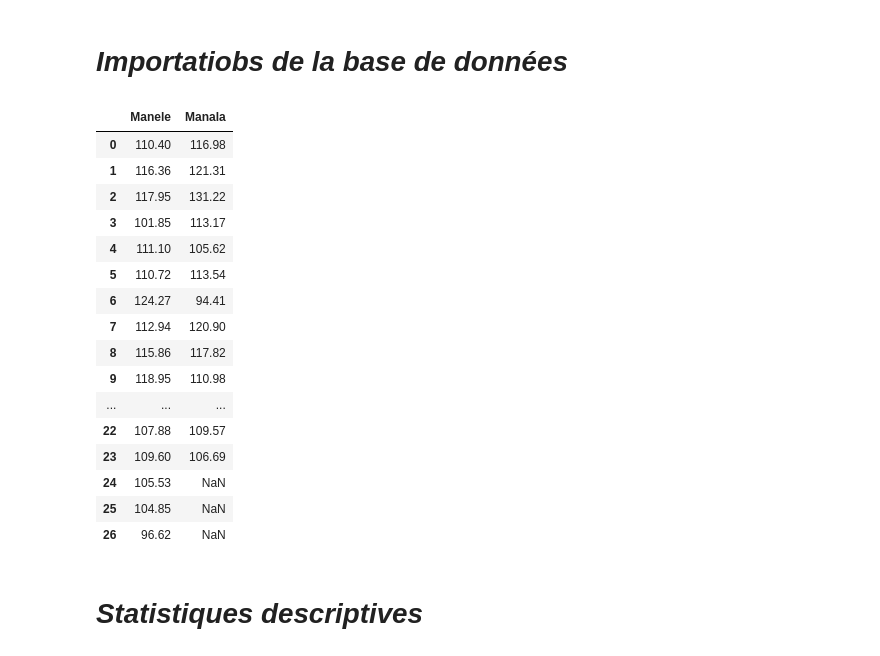
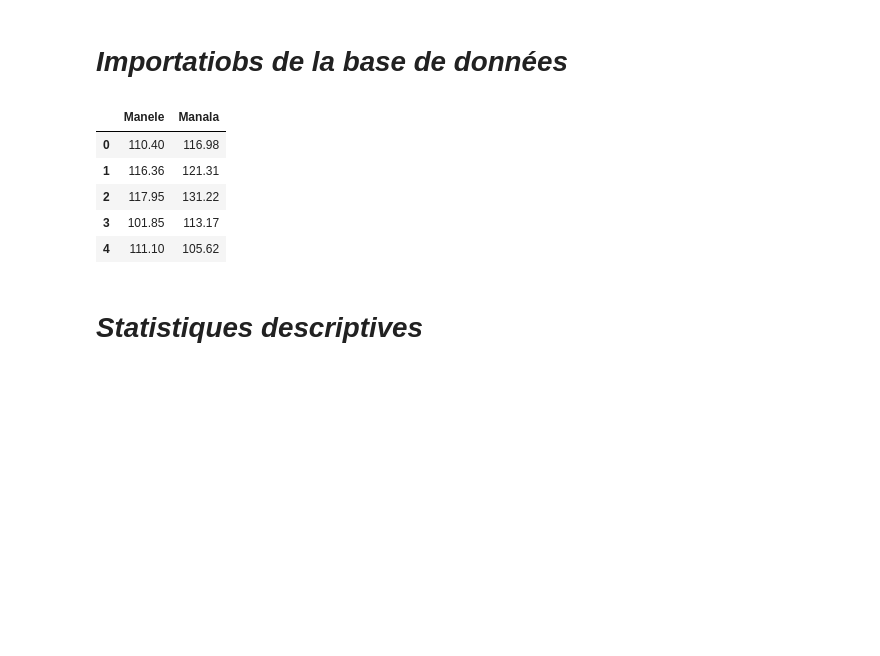
Before and after one commit to bigirimanainnocent12/Test-T-de-student-pour-deux-chantillons-ind-pendants, a Jupyter notebook: Untitled19.ipynb, the cells around one changed output. Cells and saved outputs as stored; diff of their text form; code cells hidden in the pictures; blank space fills up the shorter version.

```diff
--- a/Untitled19.ipynb
+++ b/Untitled19.ipynb
@@ -20,25 +20,14 @@ import seaborn as sns
 # ***Importatiobs de la base de données***
 # %%
 df=pd.read_csv('Man (1).csv',sep=";")
-df
+df.head()
 # %% [output]
 |  | Manele | Manala |
 | 0 | 110.40 | 116.98 |
 | 1 | 116.36 | 121.31 |
 | 2 | 117.95 | 131.22 |
 | 3 | 101.85 | 113.17 |
 | 4 | 111.10 | 105.62 |
-| 5 | 110.72 | 113.54 |
-| 6 | 124.27 | 94.41 |
-| 7 | 112.94 | 120.90 |
-| 8 | 115.86 | 117.82 |
-| 9 | 118.95 | 110.98 |
-| ... | ... | ... |
-| 22 | 107.88 | 109.57 |
-| 23 | 109.60 | 106.69 |
-| 24 | 105.53 | NaN |
-| 25 | 104.85 | NaN |
-| 26 | 96.62 | NaN |
 # %% [markdown]
 # ***Statistiques descriptives***
 # %%
```
